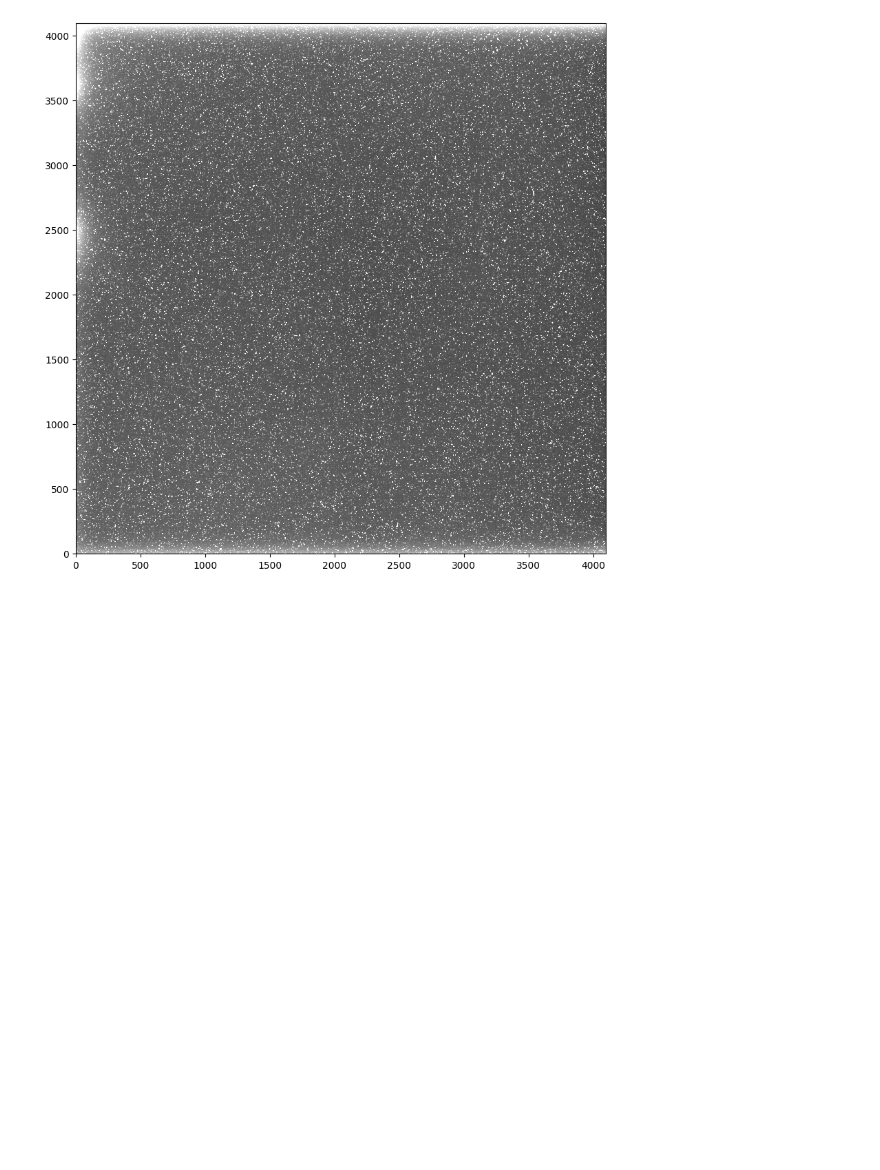
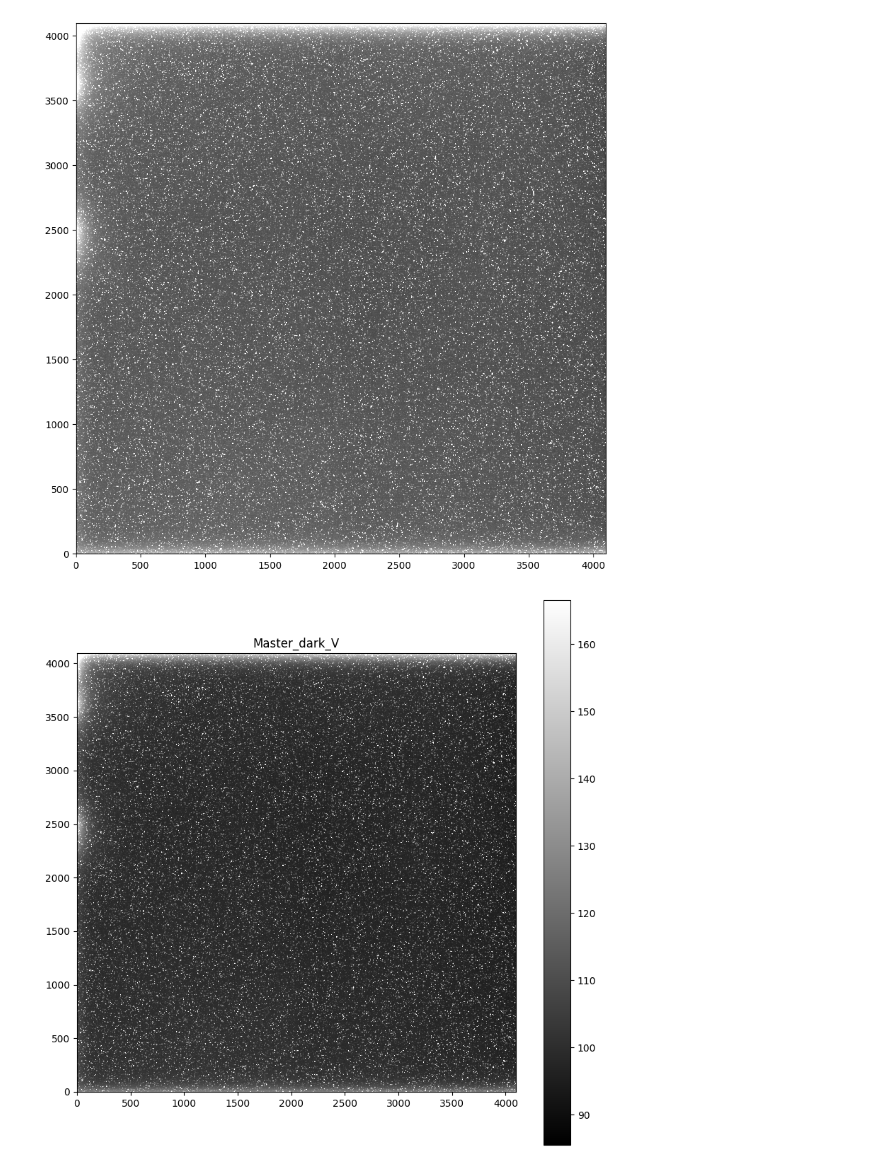
Before and after one commit to Bnyio/Instrumentacion2024, a Jupyter notebook: Master_Dark.ipynb, the cells around one changed output. Cells and saved outputs as stored; diff of their text form; code cells hidden in the pictures; blank space fills up the shorter version.

```diff
--- a/Master_Dark.ipynb
+++ b/Master_Dark.ipynb
@@ -37,3 +37,13 @@ master_darkB = master_darkV * factor_escala
 with fits.open('master_bias.fit') as hdul:
     master_bias = hdul[0].data  # Extraemos los datos del archivo FITS
 dark_current=np.mean([dark1-master_bias,dark2-master_bias,dark3-master_bias,dark4-master_bias,dark5-master_bias,dark6-master_bias,dark7-master_bias,dark8-master_bias,dark9-master_bias,dark10-master_bias],axis=0)/600 #Dark por segundo, no incluye bias
+# %%
+zscale=ZScaleInterval(contrast=0.10)
+min_value,max_value=zscale.get_limits(master_darkV)
+fig=plt.figure(figsize=(10,10))
+plt.imshow(master_darkV,vmin=min_value,vmax=max_value,cmap='gray',origin='lower')
+plt.title('Master_dark_V')
+plt.colorbar()
+plt.show()
+# %% [output]
+[figure, added]
```
Also changed, not shown: parts of 1 cell of this notebook, 2 other files.
